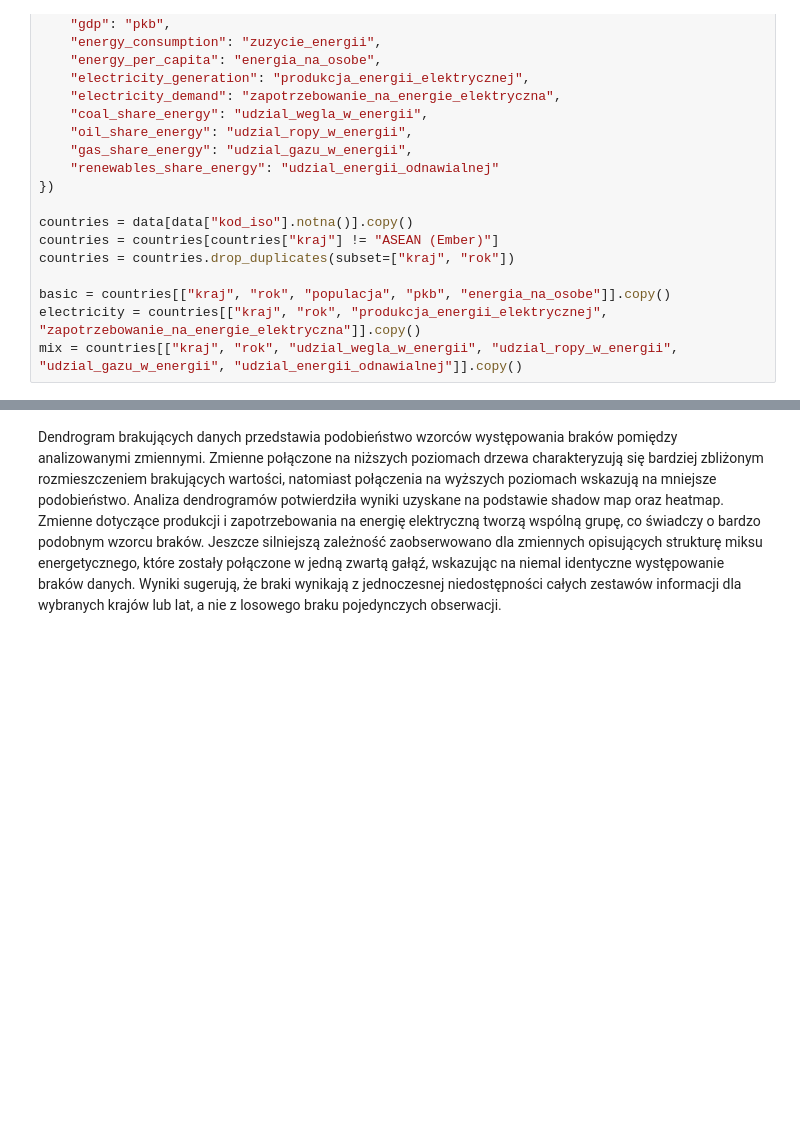
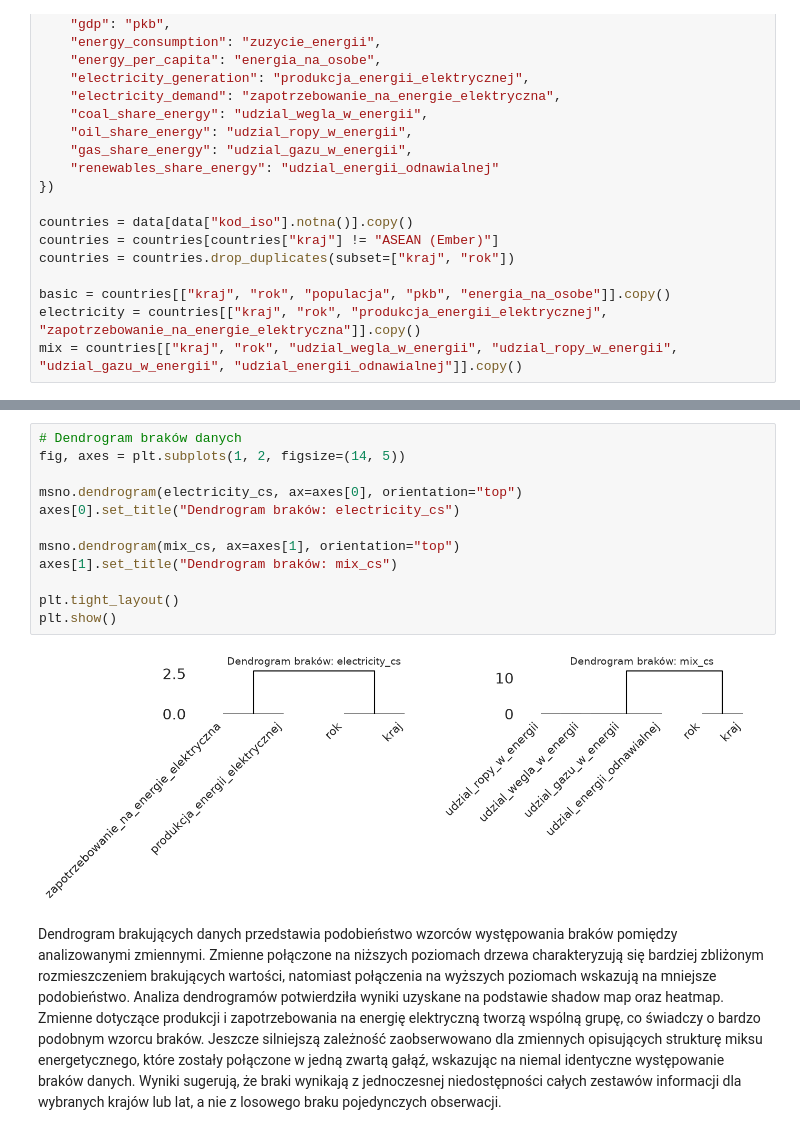
Before and after one commit to MichalG315/AWDP_Project, a Jupyter notebook: notebooks/main.ipynb, the cells around one changed output, grey strips where cells are left out. Drawn from its saved outputs; the diff is of its cells as text; blank space fills up the shorter version.

```diff
--- a/notebooks/main.ipynb
+++ b/notebooks/main.ipynb
@@ -203,3 +220,17 @@ plt.show()
+# %%
+# Dendrogram braków danych
+fig, axes = plt.subplots(1, 2, figsize=(14, 5))
+
+msno.dendrogram(electricity_cs, ax=axes[0], orientation="top")
+axes[0].set_title("Dendrogram braków: electricity_cs")
+
+msno.dendrogram(mix_cs, ax=axes[1], orientation="top")
+axes[1].set_title("Dendrogram braków: mix_cs")
+
+plt.tight_layout()
+plt.show()
+# %% [output]
+[figure, added]
 # %% [markdown]
 Dendrogram brakujących danych przedstawia podobieństwo wzorców występowania braków pomiędzy analizowanymi zmiennymi. Zmienne połączone na niższych poziomach drzewa charakteryzują się bardziej zbliżonym rozmieszczeniem brakujących wartości, natomiast połączenia na wyższych poziomach wskazują na mniejsze podobieństwo. Analiza dendrogramów potwierdziła wyniki uzyskane na podstawie shadow map oraz heatmap. Zmienne dotyczące produkcji i zapotrzebowania na energię elektryczną tworzą wspólną grupę, co świadczy o bardzo podobnym wzorcu braków. Jeszcze silniejszą zależność zaobserwowano dla zmiennych opisujących strukturę miksu energetycznego, które zostały połączone w jedną zwartą gałąź, wskazując na niemal identyczne występowanie braków danych. Wyniki sugerują, że braki wynikają z jednoczesnej niedostępności całych zestawów informacji dla wybranych krajów lub lat, a nie z losowego braku pojedynczych obserwacji.
 # %%
```
Also changed, not shown: parts of 31 cells of this notebook.
